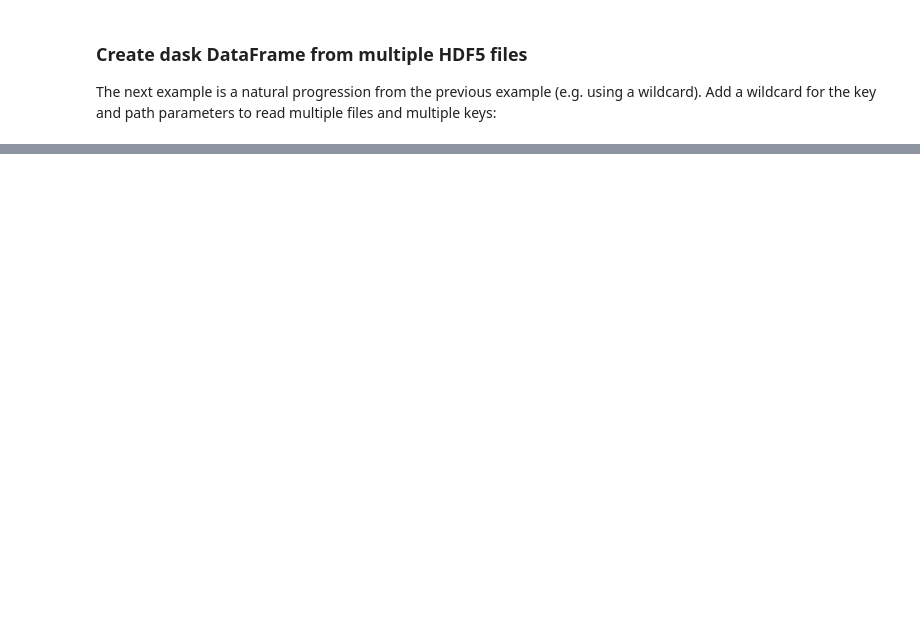
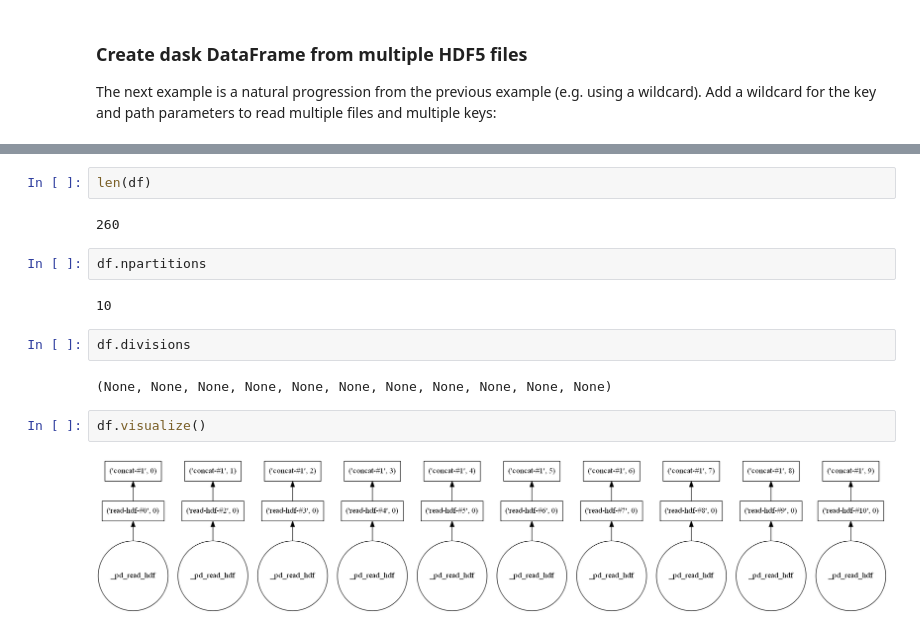
Before and after one commit to Wei1234c/Dask_documents, a Jupyter notebook: notebooks/User Guide/examples/4.3 Examples - DataFrame.ipynb, the cells around one changed output, grey strips where cells are left out. Saved outputs shown, nothing was run; the diff lists cells and outputs as text; blank space fills up the shorter version.

```diff
--- a/notebooks/User Guide/examples/4.3 Examples - DataFrame.ipynb
+++ b/notebooks/User Guide/examples/4.3 Examples - DataFrame.ipynb
@@ -229,0 +243,16 @@ df.tail()
+# %%
+len(df)
+# %% [output]
+260
+# %%
+df.npartitions
+# %% [output]
+10
+# %%
+df.divisions
+# %% [output]
+(None, None, None, None, None, None, None, None, None, None, None)
+# %%
+df.visualize()
+# %% [output]
+[figure, added]
```
Also changed, not shown: parts of 12 cells of this notebook, 20 other files.
